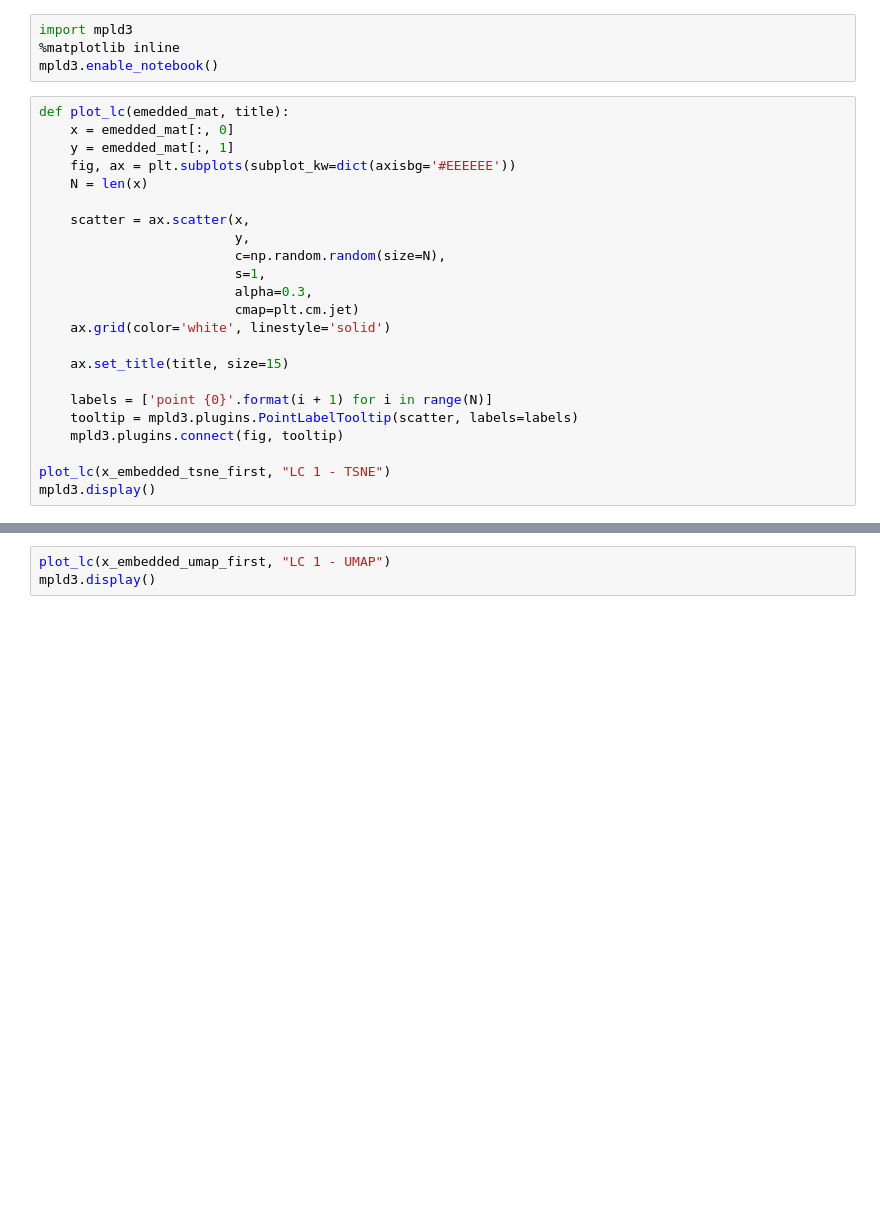
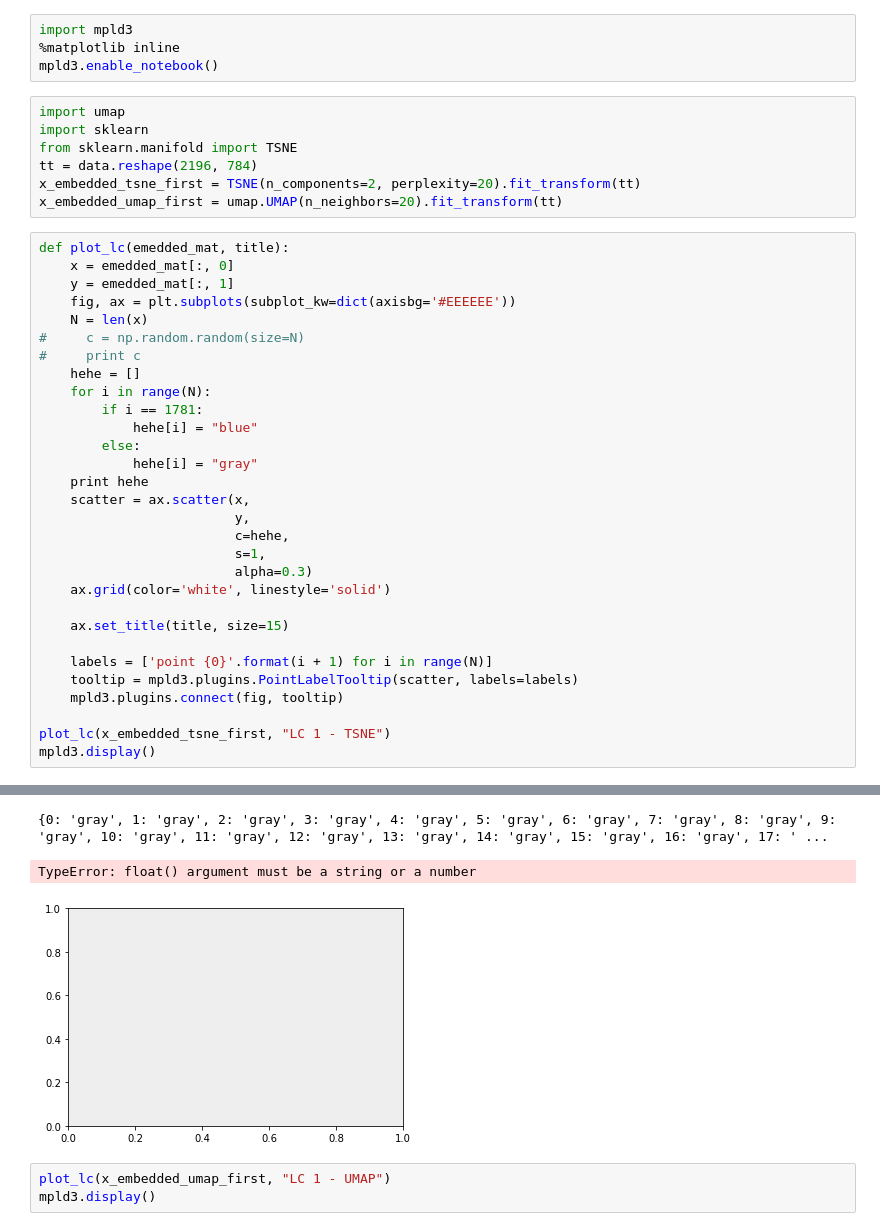
Before and after one commit to kushaltirumala/outlier_kplr, a Jupyter notebook: outlier_verification_pipeline_tsne.ipynb, the cells around one changed output, grey strips where cells are left out. Drawn from its saved outputs; the diff is of its cells as text; blank space fills up the shorter version.

```diff
--- a/outlier_verification_pipeline_tsne.ipynb
+++ b/outlier_verification_pipeline_tsne.ipynb
@@ -88,19 +78,33 @@ x_embedded_umap_first = umap.UMAP().fit_transform(tt)
 import mpld3
 %matplotlib inline
 mpld3.enable_notebook()
+# %%
+import umap
+import sklearn
+from sklearn.manifold import TSNE
+tt = data.reshape(2196, 784)
+x_embedded_tsne_first = TSNE(n_components=2, perplexity=20).fit_transform(tt)
+x_embedded_umap_first = umap.UMAP(n_neighbors=20).fit_transform(tt)
 # %%
 def plot_lc(emedded_mat, title):
     x = emedded_mat[:, 0]
     y = emedded_mat[:, 1]
     fig, ax = plt.subplots(subplot_kw=dict(axisbg='#EEEEEE'))
     N = len(x)
-
+#     c = np.random.random(size=N)
+#     print c
+    hehe = []
+    for i in range(N):
+        if i == 1781:
+            hehe[i] = "blue"
+        else:
+            hehe[i] = "gray"
+    print hehe
     scatter = ax.scatter(x,
                          y,
-                         c=np.random.random(size=N),
+                         c=hehe,
                          s=1,
-                         alpha=0.3,
-                         cmap=plt.cm.jet)
+                         alpha=0.3)
     ax.grid(color='white', linestyle='solid')
 
     ax.set_title(title, size=15)
@@ -116,3 +119,6 @@ mpld3.display()
+{0: 'gray', 1: 'gray', 2: 'gray', 3: 'gray', 4: 'gray', 5: 'gray', 6: 'gray', 7: 'gray', 8: 'gray', 9: 'gray', 10: 'gray', 11: 'gray', 12: 'gray', 13: 'gray', 14: 'gray', 15: 'gray', 16: 'gray', 17: ' ...
+TypeError: float() argument must be a string or a number
+[figure, added]
 # %%
 plot_lc(x_embedded_umap_first, "LC 1 - UMAP")
 mpld3.display()
```
Also changed, not shown: parts of 4 cells of this notebook.
